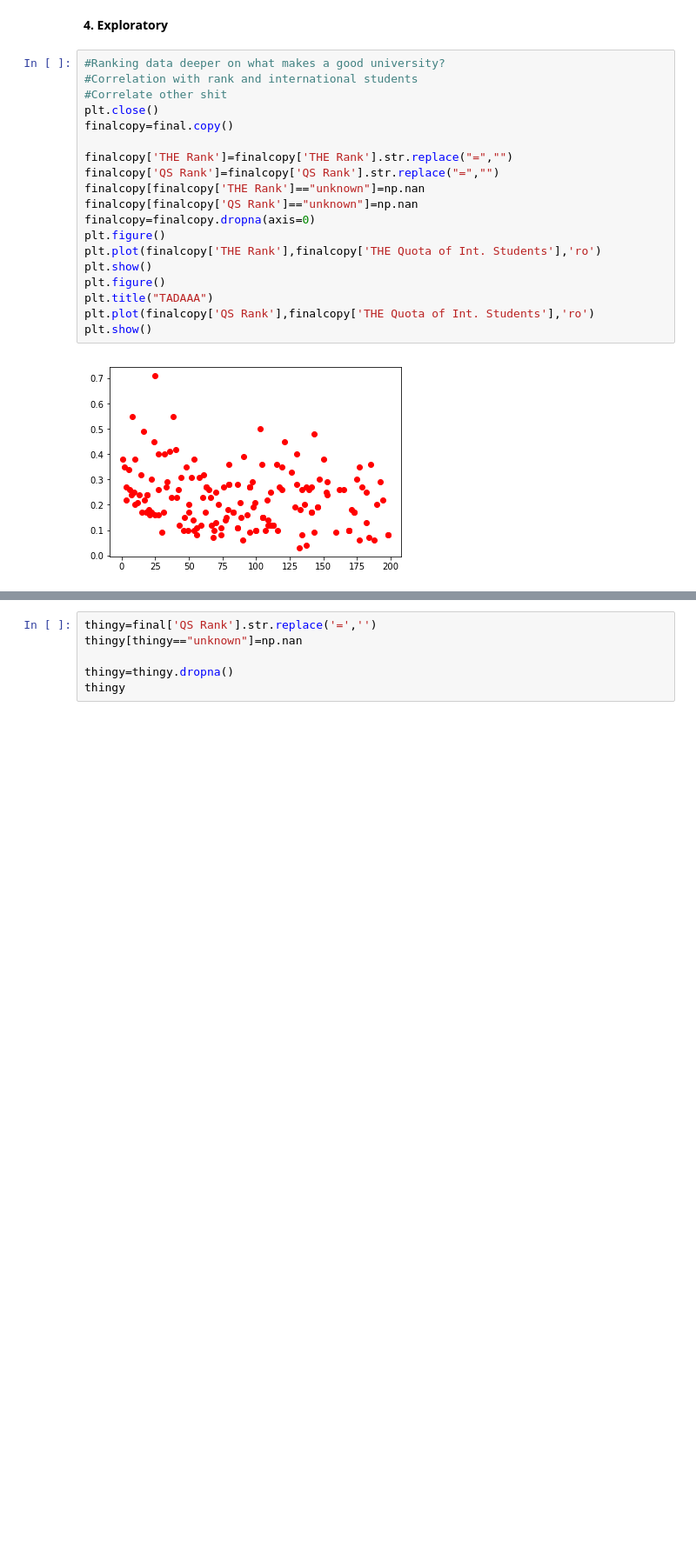
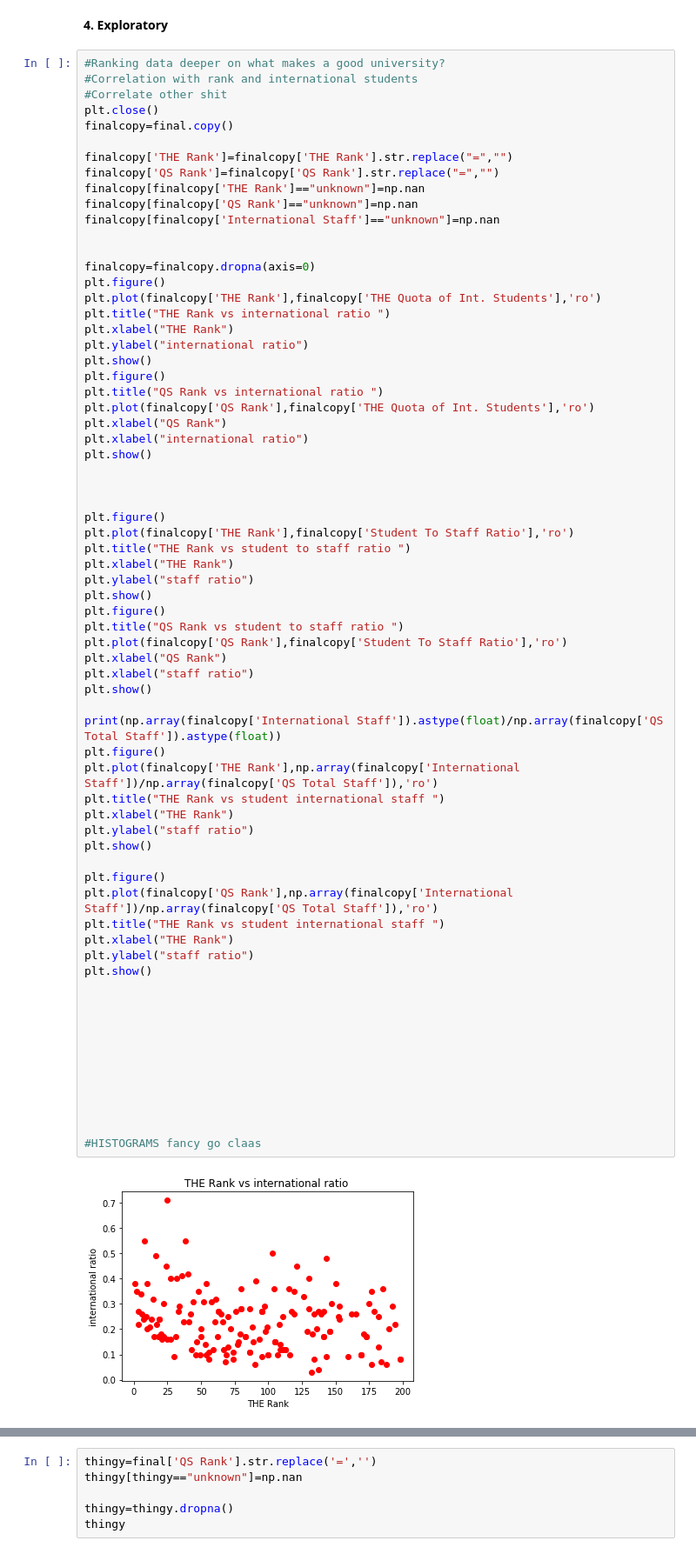
Before and after one commit to a3VonG/testrepoada, a Jupyter notebook: ADA - Assignment 2.ipynb, the cells around one changed output, grey strips where cells are left out. Shown at 87% size. Saved outputs shown, nothing was run; the diff lists cells and outputs as text; blank space fills up the shorter version.

Commit message:
Here you go , you plot some stuff

```diff
--- a/ADA - Assignment 2.ipynb
+++ b/ADA - Assignment 2.ipynb
@@ -480,21 +480,70 @@ final.to_csv("whatever")
 # %%
 #Ranking data deeper on what makes a good university?
 #Correlation with rank and international students
 #Correlate other shit
 plt.close()
 finalcopy=final.copy()
 
 finalcopy['THE Rank']=finalcopy['THE Rank'].str.replace("=","")
 finalcopy['QS Rank']=finalcopy['QS Rank'].str.replace("=","")
 finalcopy[finalcopy['THE Rank']=="unknown"]=np.nan
 finalcopy[finalcopy['QS Rank']=="unknown"]=np.nan
+finalcopy[finalcopy['International Staff']=="unknown"]=np.nan
+
+
 finalcopy=finalcopy.dropna(axis=0)
 plt.figure()
 plt.plot(finalcopy['THE Rank'],finalcopy['THE Quota of Int. Students'],'ro')
+plt.title("THE Rank vs international ratio ")
+plt.xlabel("THE Rank")
+plt.ylabel("international ratio")
 plt.show()
 plt.figure()
-plt.title("TADAAA")
+plt.title("QS Rank vs international ratio ")
 plt.plot(finalcopy['QS Rank'],finalcopy['THE Quota of Int. Students'],'ro')
+plt.xlabel("QS Rank")
+plt.xlabel("international ratio")
 plt.show()
+
+
+
+plt.figure()
+plt.plot(finalcopy['THE Rank'],finalcopy['Student To Staff Ratio'],'ro')
+plt.title("THE Rank vs student to staff ratio ")
+plt.xlabel("THE Rank")
+plt.ylabel("staff ratio")
+plt.show()
+plt.figure()
+plt.title("QS Rank vs student to staff ratio ")
+plt.plot(finalcopy['QS Rank'],finalcopy['Student To Staff Ratio'],'ro')
+plt.xlabel("QS Rank")
+plt.xlabel("staff ratio")
+plt.show()
+
+print(np.array(finalcopy['International Staff']).astype(float)/np.array(finalcopy['QS Total Staff']).astype(float))
+plt.figure()
+plt.plot(finalcopy['THE Rank'],np.array(finalcopy['International Staff'])/np.array(finalcopy['QS Total Staff']),'ro')
+plt.title("THE Rank vs student international staff ")
+plt.xlabel("THE Rank")
+plt.ylabel("staff ratio")
+plt.show()
+
+plt.figure()
+plt.plot(finalcopy['QS Rank'],np.array(finalcopy['International Staff'])/np.array(finalcopy['QS Total Staff']),'ro')
+plt.title("THE Rank vs student international staff ")
+plt.xlabel("THE Rank")
+plt.ylabel("staff ratio")
+plt.show()
+
+
+
+
+
+
+
+
+
+
+#HISTOGRAMS fancy go claas
 # %% [output]
-[figure, old version]
+[figure, new version]
```
Also changed, not shown: parts of 1 cell of this notebook.
